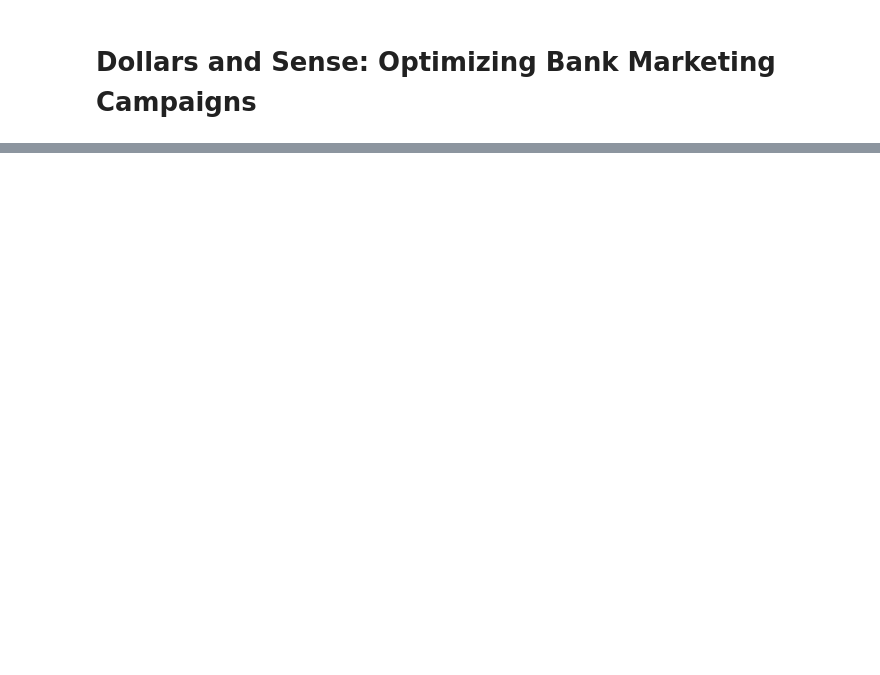
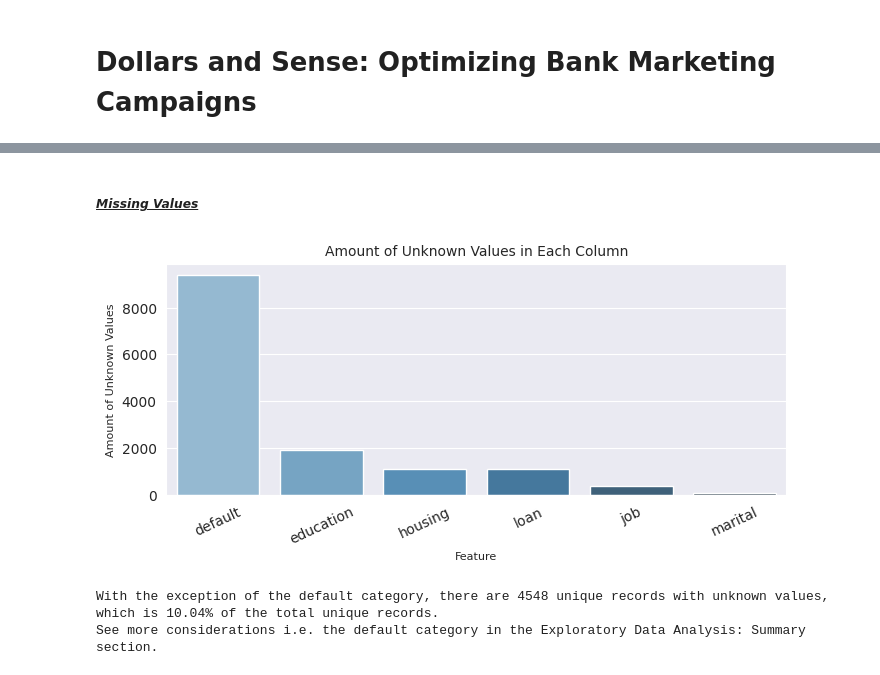
Before and after one commit to mooreaz92/bank_campaign_optimizer, a Jupyter notebook: !draft_deliverable.ipynb, the cells around one changed output, grey strips where cells are left out. Saved outputs shown, nothing was run; the diff lists cells and outputs as text; code cells hidden in the pictures; blank space fills up the shorter version.

```diff
--- a/!draft_deliverable.ipynb
+++ b/!draft_deliverable.ipynb
@@ -37,0 +109,11 @@ The project has the following objectives:
+# %%
+### Importing helpful data science and visualization libraries
+
+import pandas as pd
+import numpy as np
+import matplotlib.pyplot as plt
+import seaborn as sns
+
+### Importing the data
+
+df = pd.read_csv('Data/bank-additional-combined.csv')
@@ -37,0 +141,27 @@ The project has the following objectives:
+# %% [markdown]
+##### <ins>*Missing Values*</ins>
+# %%
+### Investigating the amount of unknown values in each feature
+
+unknowns = df.isin(['unknown']).sum()
+unknowns = unknowns[unknowns > 0]
+unknowns = unknowns.sort_values(ascending=False)
+
+plt.figure(figsize=(8, 3))
+sns.set_style('darkgrid')
+sns.barplot(x=unknowns.index, y=unknowns.values, palette='Blues_d')
+plt.xticks(rotation=25)
+plt.title('Amount of Unknown Values in Each Column', fontsize=10)
+plt.xlabel('Feature', fontsize=8)
+plt.ylabel('Amount of Unknown Values', fontsize=8)
+plt.show()
+
+### Printing out the number and percentage of unique records that have unknown values, excluding 'default'
+
+unknowns = unknowns.drop('default')
+print('With the exception of the default category, there are {} unique records with unknown values, which is {}% of the total unique records.'.format(unknowns.sum(), round(unknowns.sum() / df.shape[0] * 100, 2)))
+print('See more considerations i.e. the default category in the Exploratory Data Analysis: Summary section.')
+# %% [output]
+[figure, added]
+With the exception of the default category, there are 4548 unique records with unknown values, which is 10.04% of the total unique records.
+See more considerations i.e. the default category in the Exploratory Data Analysis: Summary section.
```
Also changed, not shown: parts of 37 cells of this notebook, 8 other files.
